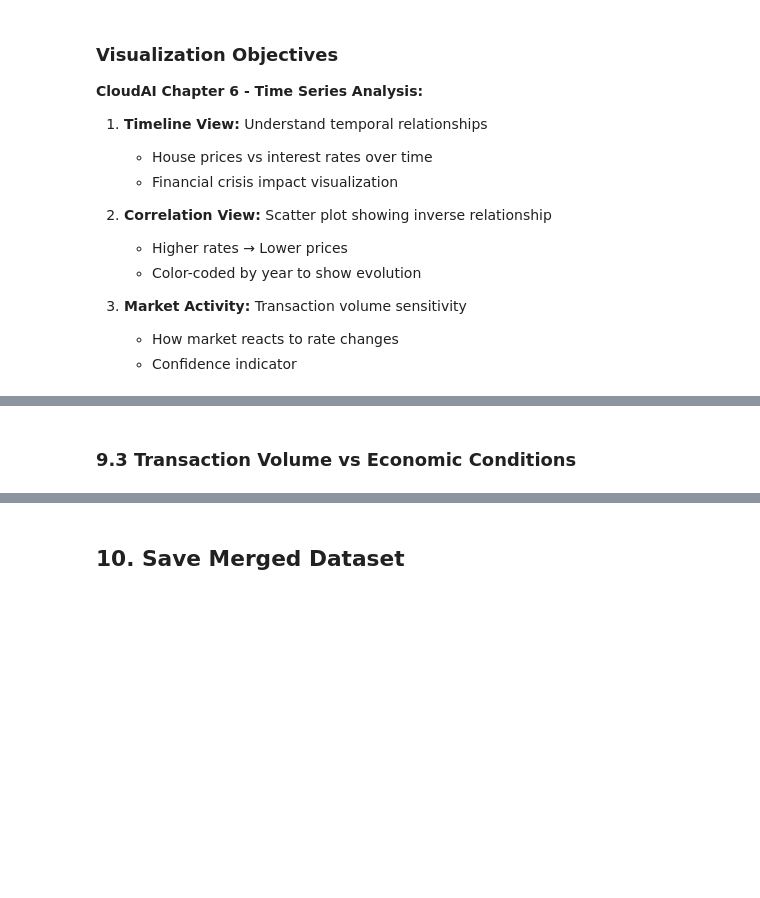
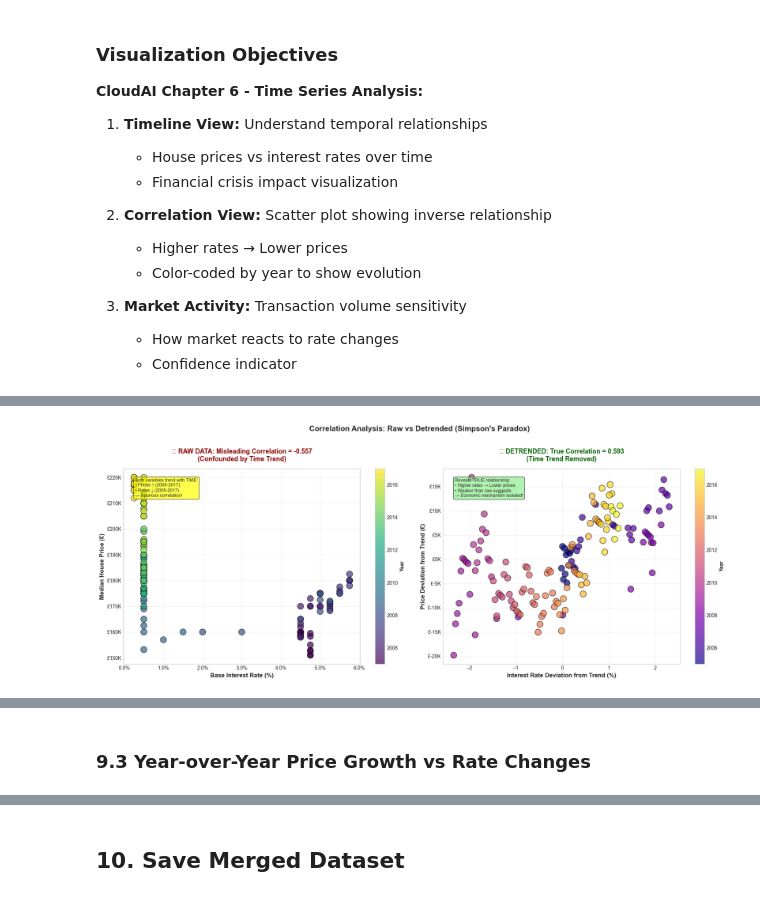
Before and after one commit to JoNaulaerts/Machine-Learning-Project-TM-2025, a Jupyter notebook: Dataset_1_UK_Housing/Code/03_data_merging.ipynb, the cells around one changed output, grey strips where cells are left out. Drawn from its saved outputs; the diff is of its cells as text; code cells hidden in the pictures; blank space fills up the shorter version.

Commit message:
data clening and aug

```diff
--- a/Dataset_1_UK_Housing/Code/03_data_merging.ipynb
+++ b/Dataset_1_UK_Housing/Code/03_data_merging.ipynb
@@ -295,26 +366,68 @@ plt.show()
 # %%
-fig, ax = plt.subplots(figsize=(12, 8))
+from scipy import signal
 
-scatter = ax.scatter(monthly_data['price'], monthly_data['base_rate'],
-                     c=monthly_data['year'], cmap='viridis',
-                     s=150, alpha=0.7, edgecolors='black', linewidth=1)
+# Detrend both variables to remove time confounding
+monthly_data['price_detrended'] = signal.detrend(monthly_data['price'].values)
+monthly_data['rate_detrended'] = signal.detrend(monthly_data['base_rate'].values)
 
-ax.set_xlabel('Median House Price (£)', fontsize=12, fontweight='bold')
-ax.set_ylabel('Base Interest Rate (%)', fontsize=12, fontweight='bold')
-ax.set_title('Relationship: House Prices vs Interest Rates\n(Monthly Averages 2005-2017)',
-             fontsize=14, fontweight='bold', pad=20)
-ax.xaxis.set_major_formatter(plt.FuncFormatter(lambda x, p: f'£{x/1000:.0f}K'))
-ax.grid(alpha=0.3)
+# Create comparison: Raw vs Detrended
+fig, axes = plt.subplots(1, 2, figsize=(18, 7))
 
-# Calculate correlation
-correlation = monthly_data['price'].corr(monthly_data['base_rate'])
-ax.text(0.05, 0.95, f'Correlation: {correlation:.3f}', transform=ax.transAxes,
-        fontsize=11, verticalalignment='top', fontweight='bold',
-        bbox=dict(boxstyle='round', facecolor='wheat', alpha=0.8))
+# LEFT: Raw correlation (shows the problem)
+scatter1 = axes[0].scatter(monthly_data['base_rate'], monthly_data['price'],
+                          c=monthly_data['year'], cmap='viridis',
+                          s=150, alpha=0.7, edgecolors='black', linewidth=1)
+corr_raw = monthly_data['price'].corr(monthly_data['base_rate'])
+axes[0].set_xlabel('Base Interest Rate (%)', fontsize=12, fontweight='bold')
+axes[0].set_ylabel('Median House Price (£)', fontsize=12, fontweight='bold')
+axes[0].set_title(f'❌ RAW DATA: Misleading Correlation = {corr_raw:.3f}\n(Confounded by Time Trend)',
+                  fontsize=13, fontweight='bold', pad=15, color='darkred')
+axes[0].xaxis.set_major_formatter(plt.FuncFormatter(lambda x, p: f'{x:.1f}%'))
+axes[0].yaxis.set_major_formatter(plt.FuncFormatter(lambda x, p: f'£{x/1000:.0f}K'))
+axes[0].grid(alpha=0.3)
 
-cbar = plt.colorbar(scatter, ax=ax)
-cbar.set_label('Year', fontsize=11, fontweight='bold')
+# Add annotation explaining the problem
+axes[0].annotate('Both variables trend with TIME:\n• Prices ↑ (2005-2017)\n• Rates ↓ (2005-2017)\n→ Spurious correlation!',
+                xy=(0.05, 0.95), xycoords='axes fraction',
+                fontsize=9, verticalalignment='top',
+                bbox=dict(boxstyle='round', facecolor='yellow', alpha=0.7))
 
+cbar1 = plt.colorbar(scatter1, ax=axes[0])
+cbar1.set_label('Year', fontsize=10, fontweight='bold')
+
+# RIGHT: Detrended correlation (correct)
+scatter2 = axes[1].scatter(monthly_data['rate_detrended'], monthly_data['price_detrended'],
+                          c=monthly_data['year'], cmap='plasma',
+                          s=150, alpha=0.7, edgecolors='black', linewidth=1)
+corr_detrend = np.corrcoef(monthly_data['price_detrended'], monthly_data['rate_detrended'])[0,1]
+axes[1].set_xlabel('Interest Rate Deviation from Trend (%)', fontsize=12, fontweight='bold')
+axes[1].set_ylabel('Price Deviation from Trend (£)', fontsize=12, fontweight='bold')
+axes[1].set_title(f'✓ DETRENDED: True Correlation = {corr_detrend:.3f}\n(Time Trend Removed)',
+                  fontsize=13, fontweight='bold', pad=15, color='darkgreen')
+axes[1].yaxis.set_major_formatter(plt.FuncFormatter(lambda x, p: f'£{x/1000:.0f}K'))
+axes[1].grid(alpha=0.3)
+
+# Add annotation explaining the fix
+axes[1].annotate('Reveals TRUE relationship:\n• Higher rates → Lower prices\n• Weaker than raw suggests\n→ Economic mechanism isolated!',
+                xy=(0.05, 0.95), xycoords='axes fraction',
+                fontsize=9, verticalalignment='top',
+                bbox=dict(boxstyle='round', facecolor='lightgreen', alpha=0.7))
+
+cbar2 = plt.colorbar(scatter2, ax=axes[1])
+cbar2.set_label('Year', fontsize=10, fontweight='bold')
+
+plt.suptitle('Correlation Analysis: Raw vs Detrended (Simpson\'s Paradox)',
+             fontsize=15, fontweight='bold', y=1.02)
 plt.tight_layout()
-plt.savefig(OUTPUT_DIR / '02_price_rate_scatter.png', dpi=300, bbox_inches='tight')
+plt.savefig(OUTPUT_DIR / '02_detrended_correlation.png', dpi=300, bbox_inches='tight')
 plt.show()
+
+print("="*70)
+print("CORRELATION ANALYSIS RESULTS")
+print("="*70)
+print(f"Raw Correlation:       {corr_raw:.3f} (MISLEADING - time confounded)")
+print(f"Detrended Correlation: {corr_detrend:.3f} (TRUE economic relationship)")
+print("\n✓ Detrending reveals that the strong negative correlation in raw data")
+print("  is largely driven by opposite time trends, not direct causation.")
+# %% [output]
+[figure, added]
@@ -321,2 +442,2 @@ plt.show()
 # %% [markdown]
-### 9.3 Transaction Volume vs Economic Conditions
+### 9.3 Year-over-Year Price Growth vs Rate Changes
```
Also changed, not shown: parts of 17 cells of this notebook, 6 other files.
